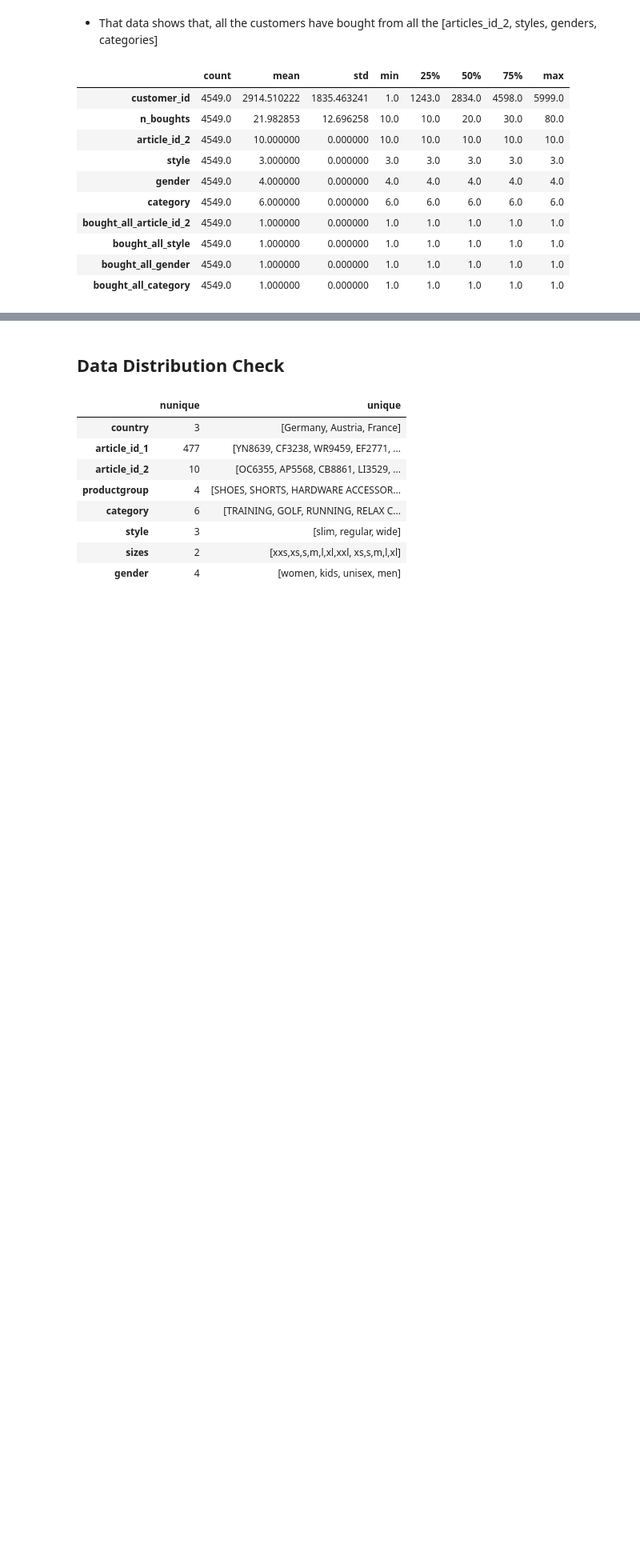
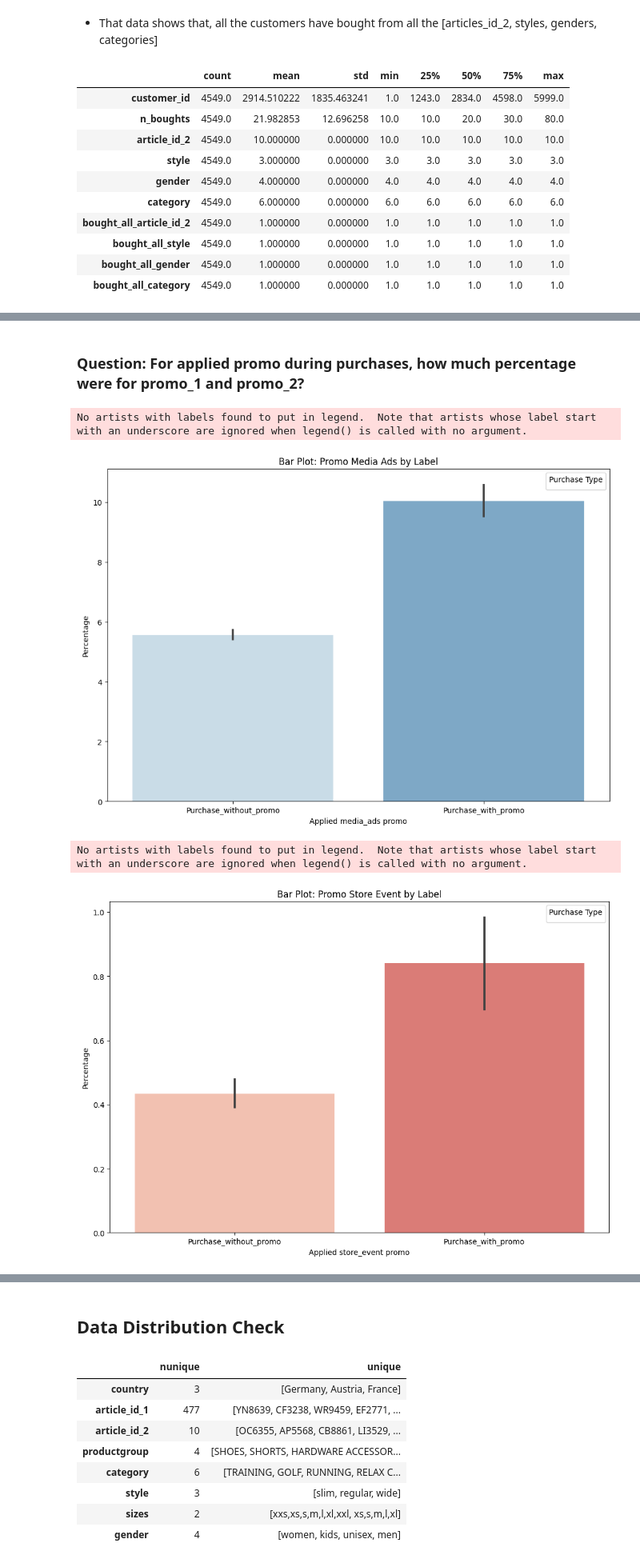
Before and after one commit to AhmedYousriSobhi/market_campain_imapct, a Jupyter notebook: nb_workspace/_1_data_raw_eda.ipynb, the cells around one changed output, grey strips where cells are left out. Shown at 80% size. Cells and saved outputs as stored; diff of their text form; code cells hidden in the pictures; blank space fills up the shorter version.

```diff
--- a/nb_workspace/_1_data_raw_eda.ipynb
+++ b/nb_workspace/_1_data_raw_eda.ipynb
@@ -362,0 +418,47 @@ df_customer_status.describe().T
+# %% [markdown]
+### Question: For applied promo during purchases, how much percentage were for promo_1 and promo_2?
+# %%
+# Select a subset of dataframe of required columns
+req_cols = ['label', 'promo_media_ads', 'promo_store_event']
+
+# Create a subset of dataframe
+df_plot = df[req_cols].copy()
+
+df_plot['label_category'] = df_plot['label'].map({
+    0: 'Purchase_without_promo',
+    1: 'Purchase_with_promo'
+})
+
+# To be converted into percentage
+df_plot[['promo_media_ads', 'promo_store_event']] *= 100
+
+# Promo: media_ads
+
+plt.figure(figsize=(12, 8))
+# Bar plot
+sns.barplot(x='label_category', y='promo_media_ads', data=df_plot, palette='Blues', alpha=0.7)
+
+plt.xlabel('Applied media_ads promo')
+plt.ylabel('Percentage')
+plt.title('Bar Plot: Promo Media Ads by Label')
+plt.legend(title='Purchase Type', loc='upper right')
+plt.savefig('../report/plots/Bar Plot: Promo Media Ads by Label.jpg')
+plt.show()
+
+# Promo: store_event
+plt.figure(figsize=(12, 8))
+
+# Bar plot
+sns.barplot(x='label_category', y='promo_store_event', data=df_plot, palette='Reds', alpha=0.7)
+
+plt.xlabel('Applied store_event promo')
+plt.ylabel('Percentage')
+plt.title('Bar Plot: Promo Store Event by Label')
+plt.legend(title='Purchase Type', loc='upper right')
+plt.savefig('../report/plots/Bar Plot: Promo Store Event by Label.jpg')
+plt.show()
+# %% [output]
+No artists with labels found to put in legend.  Note that artists whose label start with an underscore are ignored when legend() is called with no argument.
+[figure, added]
+No artists with labels found to put in legend.  Note that artists whose label start with an underscore are ignored when legend() is called with no argument.
+[figure, added]
```
Also changed, not shown: parts of 19 cells of this notebook, 8 other files.
